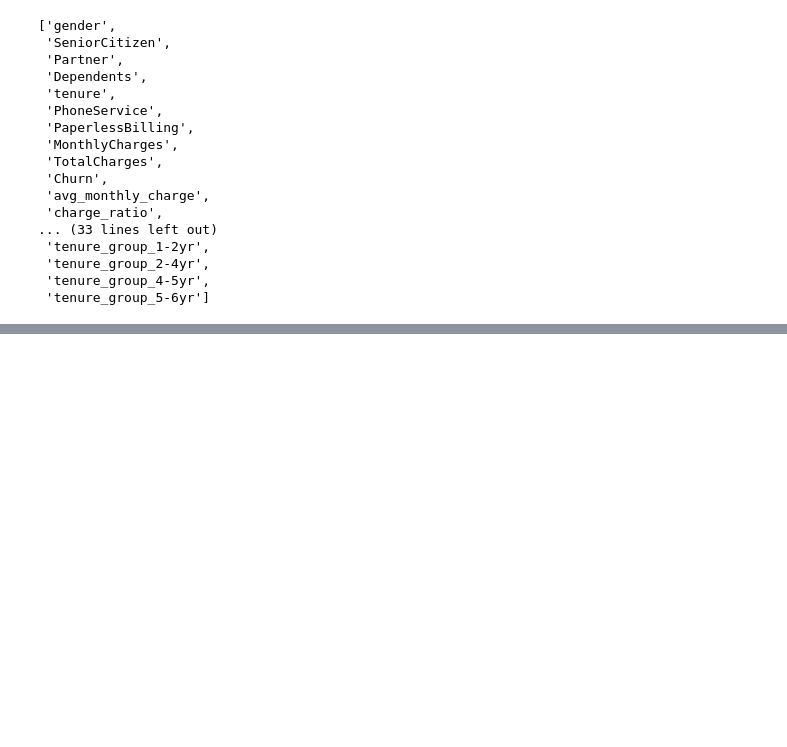
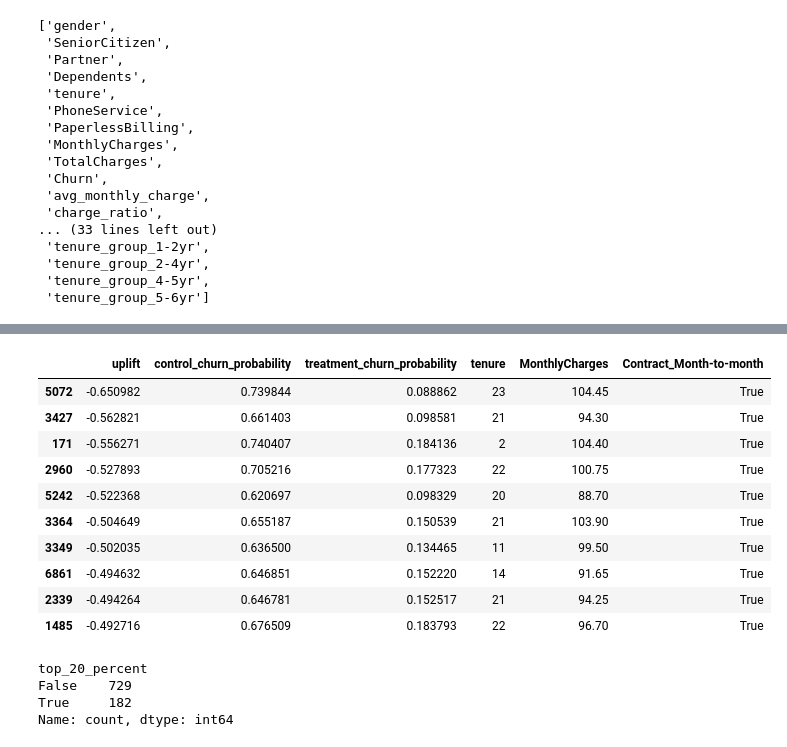
Before and after one commit to roynilakshi91/Customer_Retention_Intelligence_model_with_Demo, a Jupyter notebook: code/causal_inference.ipynb, the cells around one changed output, grey strips where cells are left out. Saved outputs shown, nothing was run; the diff lists cells and outputs as text; code cells hidden in the pictures; blank space fills up the shorter version.

```diff
--- a/code/causal_inference.ipynb
+++ b/code/causal_inference.ipynb
@@ -79,0 +221,10 @@ causal_df['churn_probability'] = best_xgb.predict_proba(X_scaled_df)[:, 1]
+# %%
+# Splitting the customer base by tenure bins
+# Treatment effects by customer segment
+target_customers['tenure_segment'] = pd.cut(
+    target_customers['tenure'],
+    bins=[0, 12, 24, np.inf],
+    labels=['0-12 months', '13-24 months', '25+ months']
+)
+
+target_customers['tenure_segment'].value_counts()
@@ -79,0 +333,6 @@ causal_df['churn_probability'] = best_xgb.predict_proba(X_scaled_df)[:, 1]
+# %%
+X_uplift.columns.to_list()
+y_uplift = uplift_df['churned_after_intervention']
+treatment = (
+    uplift_df['group'] == 'treatment'
+).astype(int)
@@ -79,0 +426,11 @@ causal_df['churn_probability'] = best_xgb.predict_proba(X_scaled_df)[:, 1]
+# %%
+# Predicting outcomes for control and treatment groups using the trained models
+control_pred = control_model.predict_proba(X_uplift)[:, 1]
+
+treatment_pred = treatment_model.predict_proba(X_uplift)[:, 1]
+
+uplift_pred = treatment_pred - control_pred
+
+target_customers['control_churn_probability'] = control_pred
+target_customers['treatment_churn_probability'] = treatment_pred
+target_customers['uplift'] = uplift_pred
@@ -79,0 +475,25 @@ causal_df['churn_probability'] = best_xgb.predict_proba(X_scaled_df)[:, 1]
+# %%
+# identify the customers with the highest estimated uplift.
+# more negative uplift indicates customers who are less likely to churn with the treatment.
+# Ranking customers from the most treatment responsive to the least responsive.
+
+uplift_ranking = target_customers.sort_values(by = 'uplift')[[ 'uplift',
+        'control_churn_probability',
+        'treatment_churn_probability',
+        'tenure',
+        'MonthlyCharges',
+        'Contract_Month-to-month']]
+
+uplift_ranking.head(10)
+# %% [output]
+|  | uplift | control_churn_probability | treatment_churn_probability | tenure | MonthlyCharges | Contract_Month-to-month |
+| 5072 | -0.650982 | 0.739844 | 0.088862 | 23 | 104.45 | True |
+| 3427 | -0.562821 | 0.661403 | 0.098581 | 21 | 94.30 | True |
+| 171 | -0.556271 | 0.740407 | 0.184136 | 2 | 104.40 | True |
+| 2960 | -0.527893 | 0.705216 | 0.177323 | 22 | 100.75 | True |
+| 5242 | -0.522368 | 0.620697 | 0.098329 | 20 | 88.70 | True |
+| 3364 | -0.504649 | 0.655187 | 0.150539 | 21 | 103.90 | True |
+| 3349 | -0.502035 | 0.636500 | 0.134465 | 11 | 99.50 | True |
+| 6861 | -0.494632 | 0.646851 | 0.152220 | 14 | 91.65 | True |
+| 2339 | -0.494264 | 0.646781 | 0.152517 | 21 | 94.25 | True |
+| 1485 | -0.492716 | 0.676509 | 0.183793 | 22 | 96.70 | True |
@@ -79,0 +507,9 @@ causal_df['churn_probability'] = best_xgb.predict_proba(X_scaled_df)[:, 1]
+# %%
+target_customers['top_20_percent'].value_counts()
+#These 182 customers are not simply the 182 highest-churn-risk customers.
+# They are the customers whose model predicts the largest benefit from the retention intervention.
+# %% [output]
+top_20_percent
+False    729
+True     182
+Name: count, dtype: int64
```
Also changed, not shown: parts of 53 cells of this notebook.
